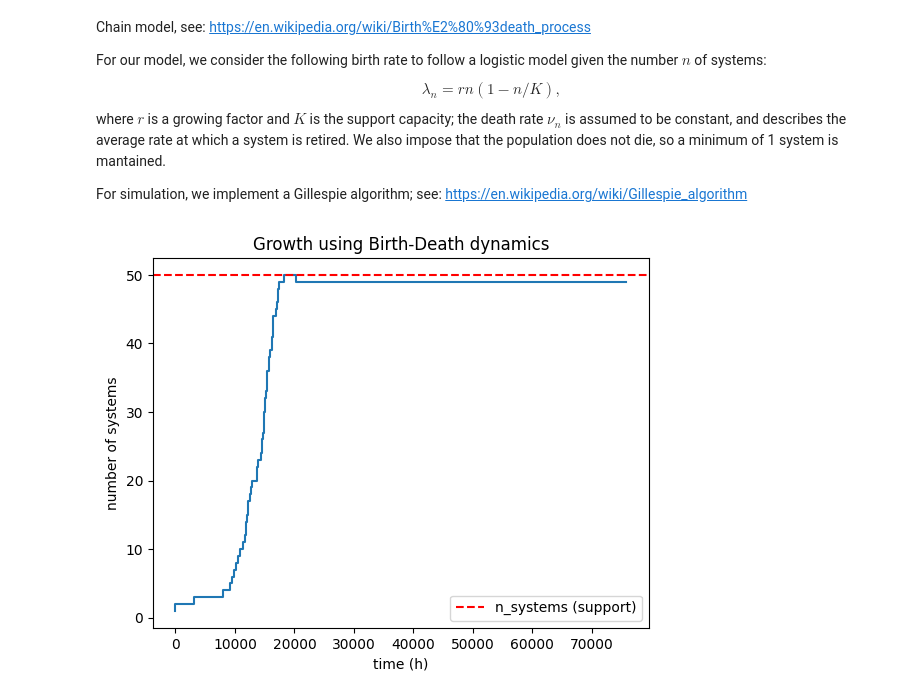
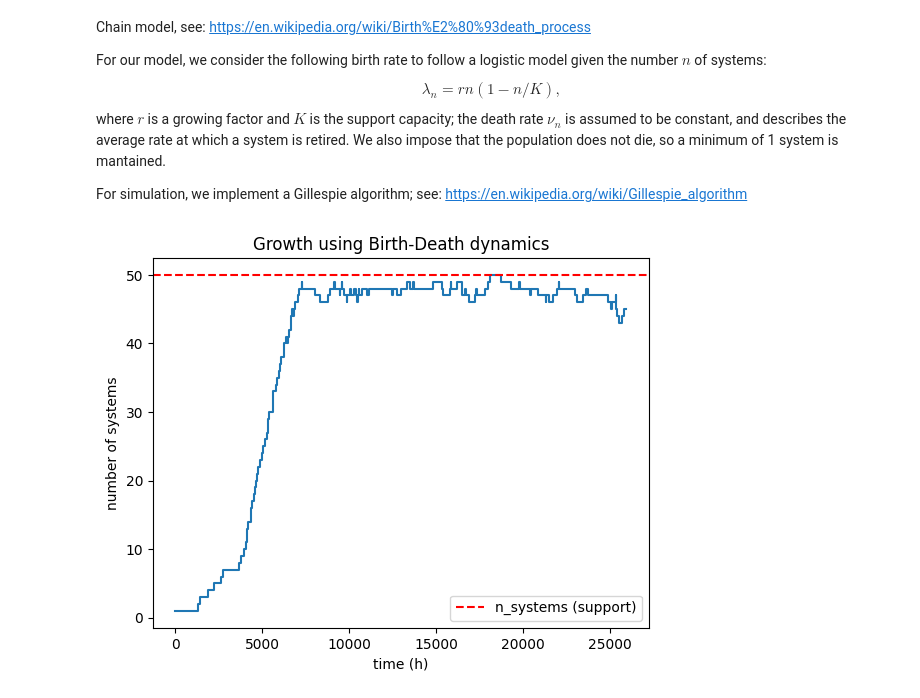
Before and after one commit to alc4ml/ProjetM2D2526, a Jupyter notebook: simmcm2d/examples/simulator_distributions.ipynb, the cells around one changed output. Saved outputs shown, nothing was run; the diff lists cells and outputs as text; code cells hidden in the pictures.

```diff
--- a/simmcm2d/examples/simulator_distributions.ipynb
+++ b/simmcm2d/examples/simulator_distributions.ipynb
@@ -131,36 +131,37 @@ def gillespie_logistic(n0, r, K, T_max, death_rate):
 
     while current_t < T_max and current_n > 0:
         # Taxas atuais
-        birth_rate = r * current_n * (1-current_n/K)
-        # death_rate =
-        total_rate = birth_rate + death_rate
+        birth_rate_n = r * current_n * (1-current_n/K)
+        # death_rate_n = current_n*death_rate
+        death_rate_n = current_n*death_rate
+        total_rate = birth_rate_n + death_rate_n
 
         # 1. Tempo até o próximo evento (distribuição exponencial)
         dt = np.random.exponential(1 / total_rate)
         current_t += dt
 
         # 2. Qual evento ocorre?
-        if np.random.rand() < (birth_rate / total_rate):
+        if np.random.rand() < (birth_rate_n / total_rate):
             current_n += 1  # Nascimento
         else:
             current_n -= 1  # Morte
             current_n = max(1, current_n)
 
         t.append(current_t)
         n.append(current_n)
 
     return np.array(t), np.array(n)
 
 # Simulação
 K = 50
-t, n = gillespie_logistic(n0=1, r=0.0005, K=K, T_max=3*12*30*24, death_rate=0.00005)
+t, n = gillespie_logistic(n0=1, r=0.001, K=K, T_max=3*12*30*24, death_rate=0.00005)
 
 plt.step(t, n)
 plt.axhline(K, color='red', linestyle='--', label='n_systems (support)')
 plt.ylabel('number of systems')
 plt.xlabel('time (h)')
 plt.title('Growth using Birth-Death dynamics')
 plt.legend()
 plt.show()
 # %% [output]
-[figure, old version]
+[figure, new version]
```
Also changed, not shown: parts of 3 cells of this notebook, 5 other files.
